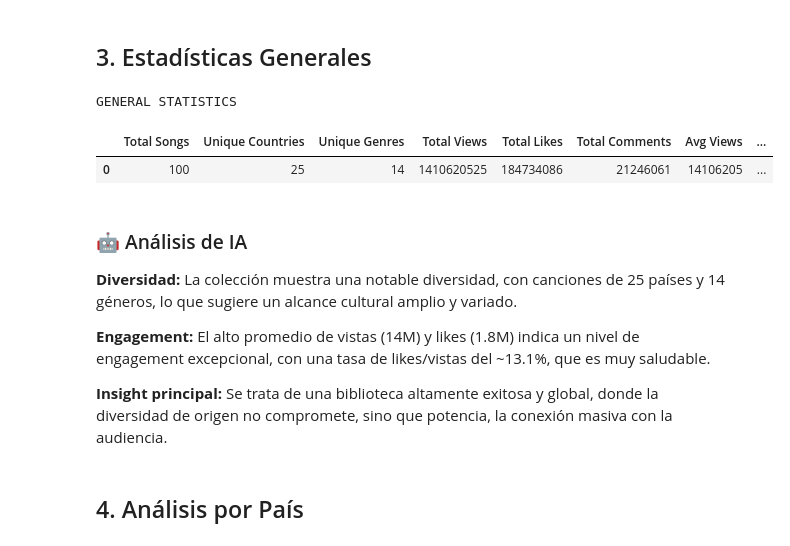
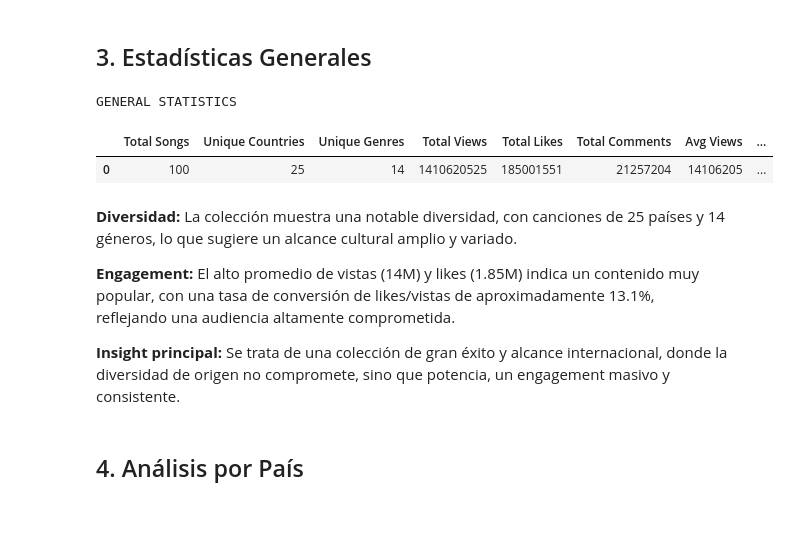
Before and after one commit to adroguetth/Music-Charts-Intelligence, a Jupyter notebook: Notebook_ES/weekly/youtube_charts_2026-W14.ipynb, the cells around one changed output. Cells and saved outputs as stored; diff of their text form; code cells hidden in the pictures; blank space fills up the shorter version.

```diff
--- a/Notebook_ES/weekly/youtube_charts_2026-W14.ipynb
+++ b/Notebook_ES/weekly/youtube_charts_2026-W14.ipynb
@@ -102,31 +110,29 @@ df.head()
 # %%
 
 stats = pd.DataFrame({
     'Total Songs': [100],
     'Unique Countries': [25],
     'Unique Genres': [14],
     'Total Views': [1410620525],
-    'Total Likes': [184734086],
-    'Total Comments': [21246061],
+    'Total Likes': [185001551],
+    'Total Comments': [21257204],
     'Avg Views': [14106205],
-    'Avg Likes': [1847341]
+    'Avg Likes': [1850016]
 })
 
 print("GENERAL STATISTICS")
 display(stats)
 # %% [output]
 GENERAL STATISTICS
 |  | Total Songs | Unique Countries | Unique Genres | Total Views | Total Likes | Total Comments | Avg Views | ... |
-| 0 | 100 | 25 | 14 | 1410620525 | 184734086 | 21246061 | 14106205 | ... |
+| 0 | 100 | 25 | 14 | 1410620525 | 185001551 | 21257204 | 14106205 | ... |
 # %% [markdown]
-
-### 🤖 Análisis de IA
 
 **Diversidad:** La colección muestra una notable diversidad, con canciones de 25 países y 14 géneros, lo que sugiere un alcance cultural amplio y variado.
 
-**Engagement:** El alto promedio de vistas (14M) y likes (1.8M) indica un nivel de engagement excepcional, con una tasa de likes/vistas del ~13.1%, que es muy saludable.
+**Engagement:** El alto promedio de vistas (14M) y likes (1.85M) indica un contenido muy popular, con una tasa de conversión de likes/vistas de aproximadamente 13.1%, reflejando una audiencia altamente comprometida.
 
-**Insight principal:** Se trata de una biblioteca altamente exitosa y global, donde la diversidad de origen no compromete, sino que potencia, la conexión masiva con la audiencia.
+**Insight principal:** Se trata de una colección de gran éxito y alcance internacional, donde la diversidad de origen no compromete, sino que potencia, un engagement masivo y consistente.
 # %% [markdown]
 ## 4. Análisis por País
 # %% [markdown]
```
Also changed, not shown: parts of 29 cells of this notebook, 3 other files.
